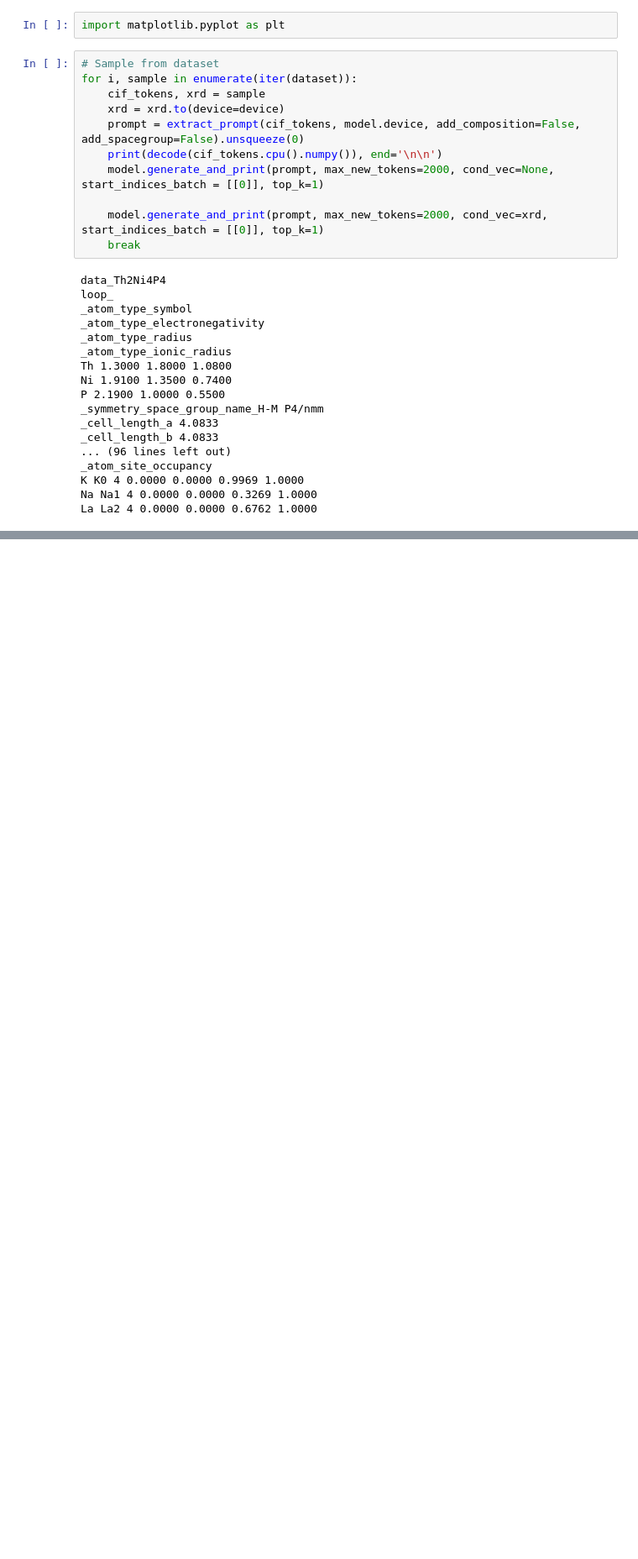
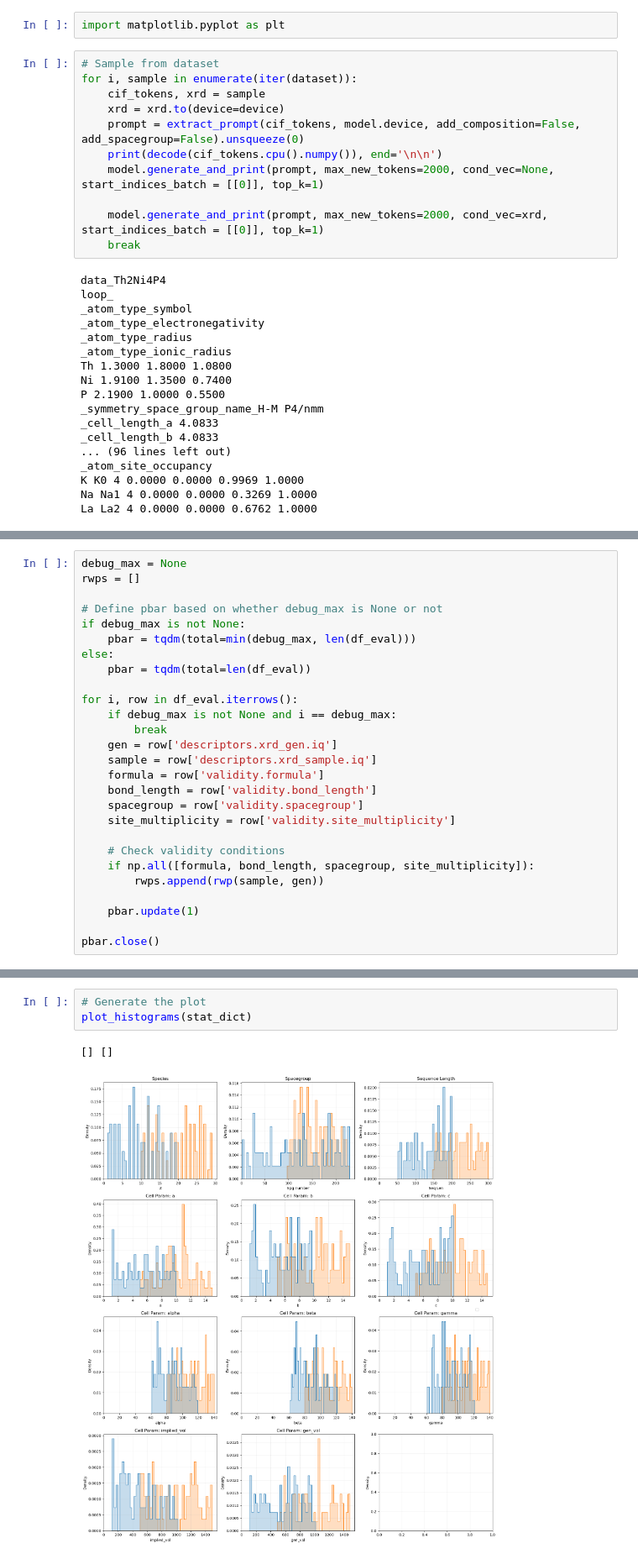
Before and after one commit to zhaohan-alan/decifier, a Jupyter notebook: decifer/notebooks/eval_on_conditioning.ipynb, the cells around one changed output, grey strips where cells are left out. Shown: that part at 84% size. Saved outputs shown, nothing was run; the diff lists cells and outputs as text; blank space fills up the shorter version.

```diff
--- a/decifer/notebooks/eval_on_conditioning.ipynb
+++ b/decifer/notebooks/eval_on_conditioning.ipynb
@@ -207,0 +122,27 @@ tensor(5.0040, device='cuda:0', grad_fn=<NllLossBackward0>)
+# %%
+debug_max = None
+rwps = []
+
+# Define pbar based on whether debug_max is None or not
+if debug_max is not None:
+    pbar = tqdm(total=min(debug_max, len(df_eval)))
+else:
+    pbar = tqdm(total=len(df_eval))
+
+for i, row in df_eval.iterrows():
+    if debug_max is not None and i == debug_max:
+        break
+    gen = row['descriptors.xrd_gen.iq']
+    sample = row['descriptors.xrd_sample.iq']
+    formula = row['validity.formula']
+    bond_length = row['validity.bond_length']
+    spacegroup = row['validity.spacegroup']
+    site_multiplicity = row['validity.site_multiplicity']
+
+    # Check validity conditions
+    if np.all([formula, bond_length, spacegroup, site_multiplicity]):
+        rwps.append(rwp(sample, gen))
+
+    pbar.update(1)
+
+pbar.close()
@@ -207,0 +365,6 @@ tensor(5.0040, device='cuda:0', grad_fn=<NllLossBackward0>)
+# %%
+# Generate the plot
+plot_histograms(stat_dict)
+# %% [output]
+[] []
+[figure, added]
```
Also changed, not shown: parts of 13 cells of this notebook, 2 other files.
